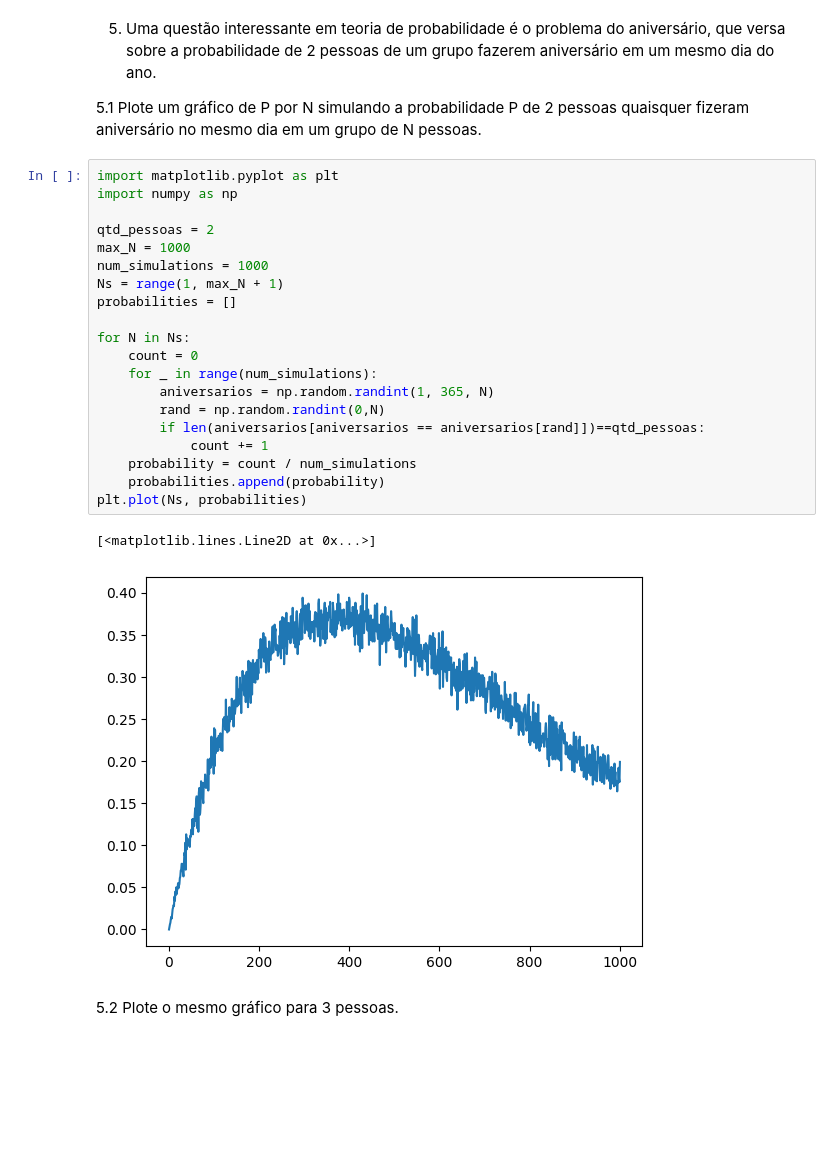
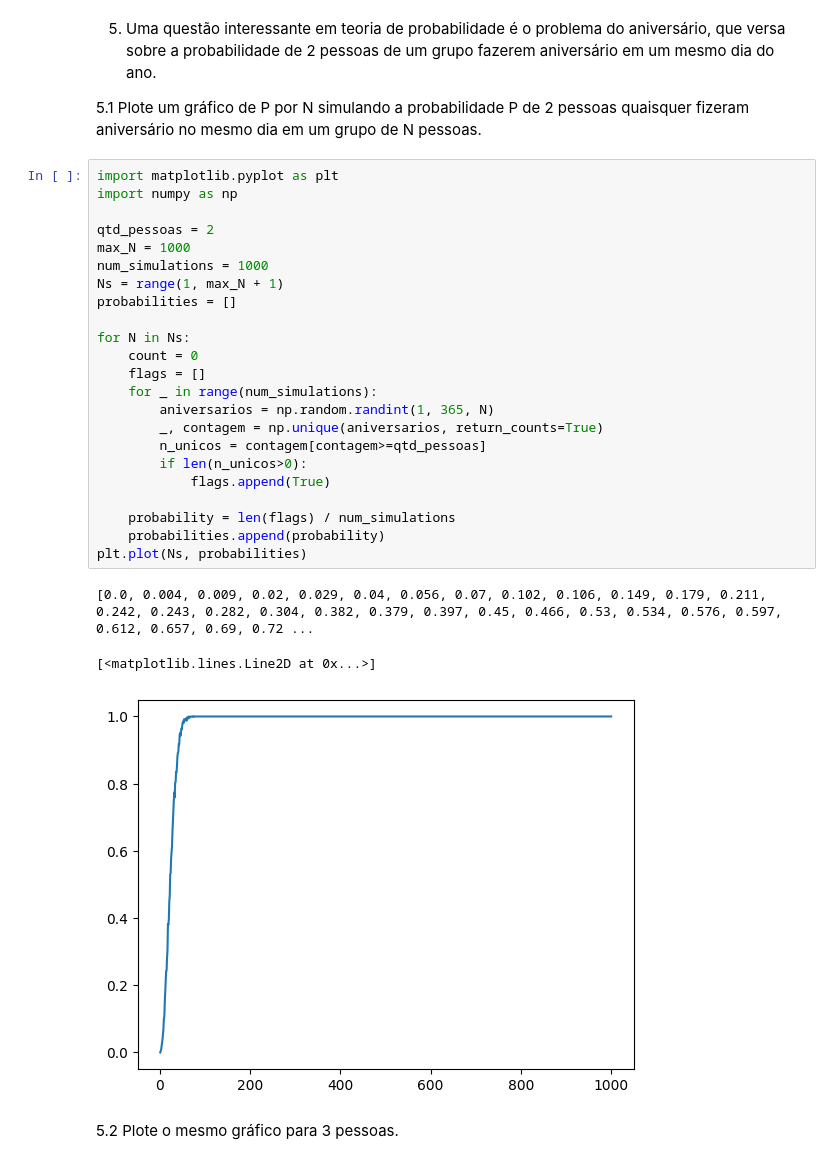
Before and after one commit to gventino/ModSimPractices, a Jupyter notebook: P1/P1.ipynb, the cells around one changed output. Cells and saved outputs as stored; diff of their text form; blank space fills up the shorter version.

```diff
--- a/P1/P1.ipynb
+++ b/P1/P1.ipynb
@@ -133,26 +133,30 @@ print(tot)
 # %%
 import matplotlib.pyplot as plt
 import numpy as np
 
 qtd_pessoas = 2
 max_N = 1000
 num_simulations = 1000
 Ns = range(1, max_N + 1)
 probabilities = []
 
 for N in Ns:
     count = 0
+    flags = []
     for _ in range(num_simulations):
         aniversarios = np.random.randint(1, 365, N)
-        rand = np.random.randint(0,N)
-        if len(aniversarios[aniversarios == aniversarios[rand]])==qtd_pessoas:
-            count += 1
-    probability = count / num_simulations
+        _, contagem = np.unique(aniversarios, return_counts=True)
+        n_unicos = contagem[contagem>=qtd_pessoas]
+        if len(n_unicos>0):
+            flags.append(True)
+
+    probability = len(flags) / num_simulations
     probabilities.append(probability)
 plt.plot(Ns, probabilities)
 # %% [output]
-[<matplotlib.lines.Line2D at 0x...>]
+[0.0, 0.004, 0.009, 0.02, 0.029, 0.04, 0.056, 0.07, 0.102, 0.106, 0.149, 0.179, 0.211, 0.242, 0.243, 0.282, 0.304, 0.382, 0.379, 0.397, 0.45, 0.466, 0.53, 0.534, 0.576, 0.597, 0.612, 0.657, 0.69, 0.72 ...
+[<matplotlib.lines.Line2D at 0x...>]
-[figure, old version]
+[figure, new version]
 # %% [markdown]
 5.2 Plote o mesmo gráfico para 3 pessoas.
 # %%
```
Also changed, not shown: parts of 5 cells of this notebook.
